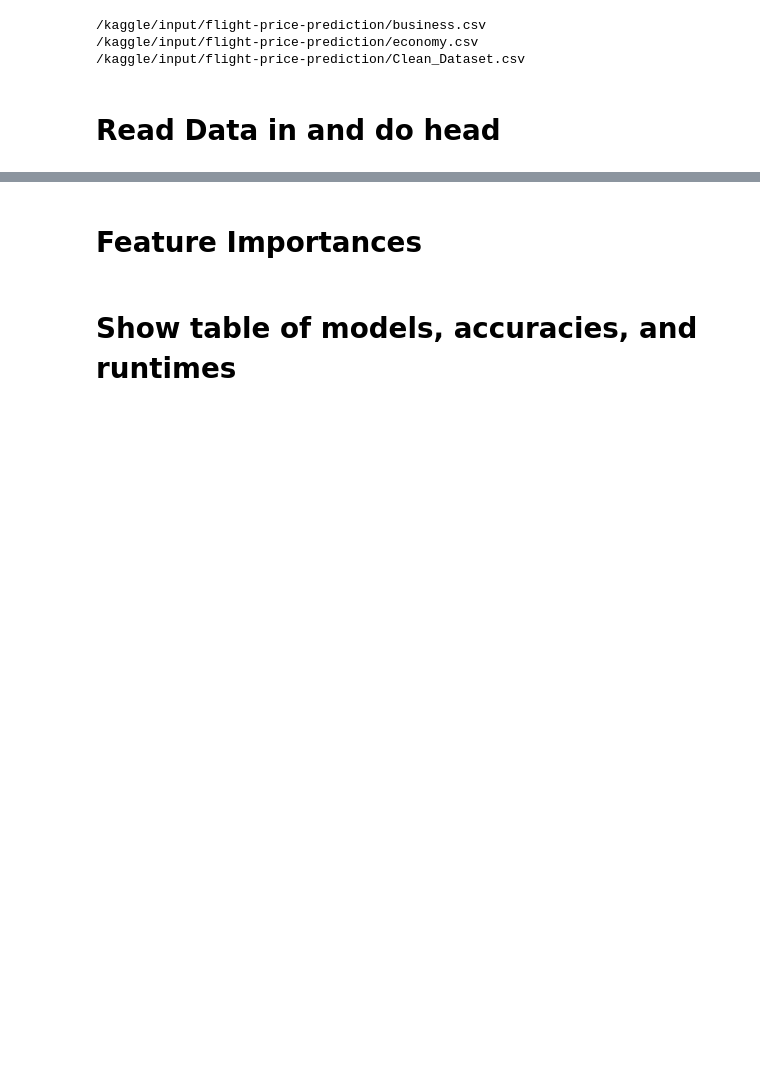
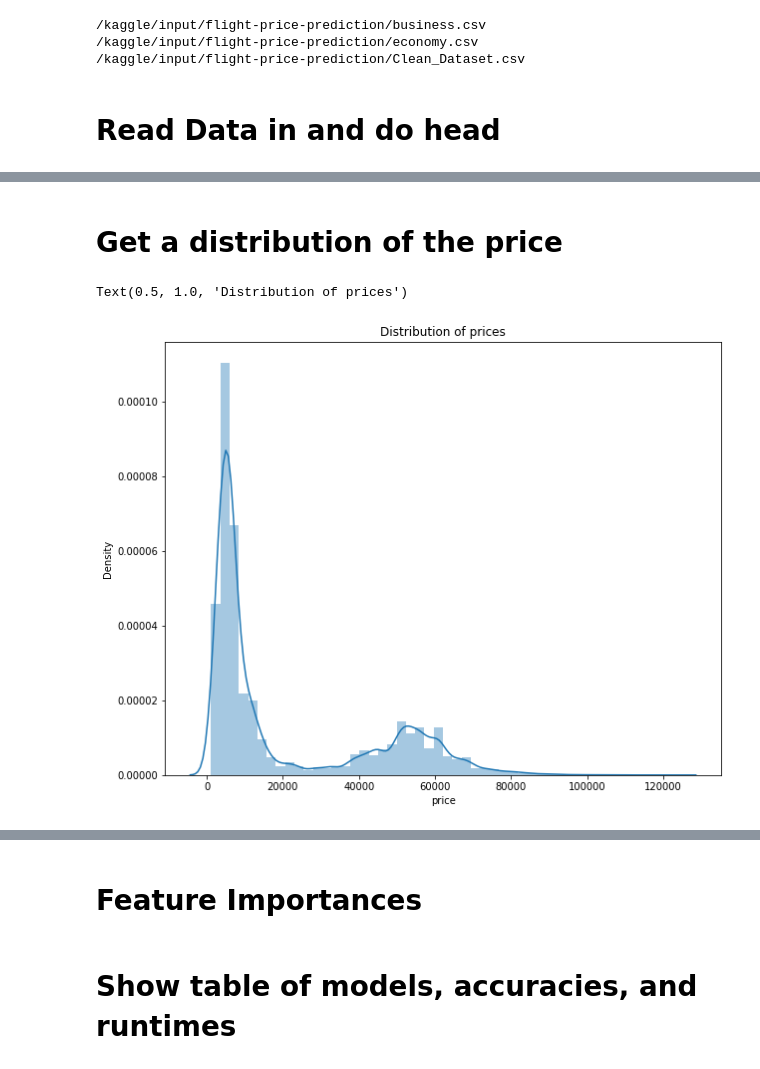
Before and after one commit to mkerekes1427/CAP-4770-Final-Project, a Jupyter notebook: sleep-datascience-notebook.ipynb, the cells around one changed output, grey strips where cells are left out. Saved outputs shown, nothing was run; the diff lists cells and outputs as text; code cells hidden in the pictures; blank space fills up the shorter version.

```diff
--- a/sleep-datascience-notebook.ipynb
+++ b/sleep-datascience-notebook.ipynb
@@ -204,0 +104,9 @@ dataset.head()
+# %% [markdown]
+# Get a distribution of the price
+# %%
+plt.figure(figsize=[10, 8])
+sns.distplot(dataset["price"])
+plt.title("Distribution of prices")
+# %% [output]
+Text(0.5, 1.0, 'Distribution of prices')
+[figure, added]
```
Also changed, not shown: parts of 86 cells of this notebook.
